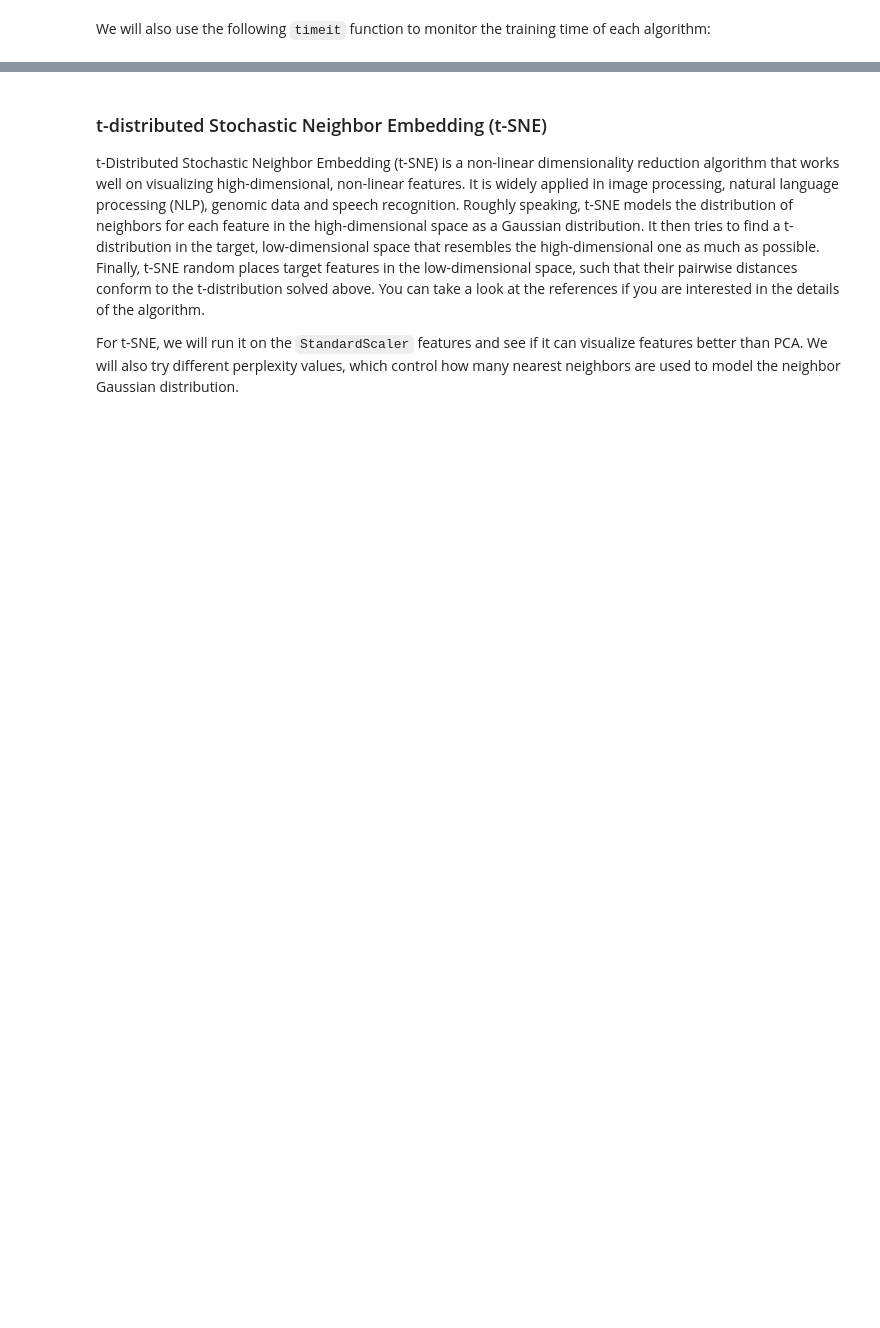
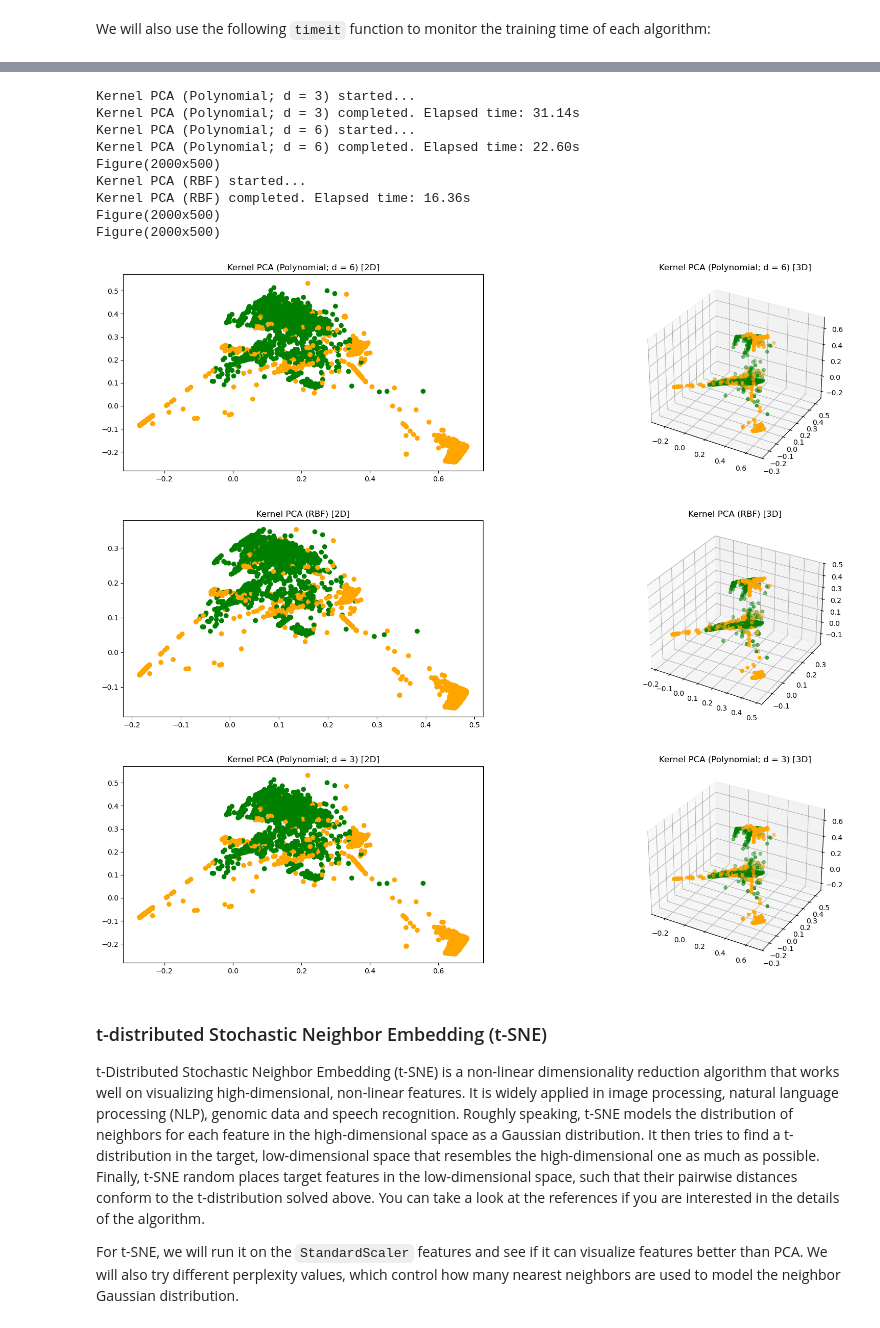
Before and after one commit to samkorostov/EE467, a Jupyter notebook: labs/lab3/lab_3_student.ipynb, the cells around one changed output, grey strips where cells are left out. Drawn from its saved outputs; the diff is of its cells as text; code cells hidden in the pictures; blank space fills up the shorter version.

```diff
--- a/labs/lab3/lab_3_student.ipynb
+++ b/labs/lab3/lab_3_student.ipynb
@@ -299,18 +373,39 @@ This time, let's try kernel PCA on the `MinMaxScaler` features instead. We will
 # %%
 from sklearn.decomposition import KernelPCA
 
 # Polynomial Kernel PCA (d = 3)
 pca_poly_3 = KernelPCA(n_components=3, kernel="poly")
 with timeit("Kernel PCA (Polynomial; d = 3)"):
     kdd_feat_pca_poly_3 = pca_poly_3.fit_transform(kdd_feat_minmax)
 
 ## [ TODO ]
 # 1) Try a larger `d` for polynomial kernel (e.g. `d > 5`). Is your visualization result different?
+pca_poly_6 = KernelPCA(n_components=6, kernel="poly")
+with timeit("Kernel PCA (Polynomial; d = 6)"):
+    kdd_feat_pca_poly_6 = pca_poly_6.fit_transform(kdd_feat_minmax)
+visualize_samples(kdd_feat_pca_poly_6, y_minmax, title="Kernel PCA (Polynomial; d = 6)")
 # 2) Try other kernel functions, such as RBF or sigmoid kernel. Is your visualization result different?
-raise NotImplementedError
+pca_rbf = KernelPCA(n_components=3, kernel="rbf")
+with timeit("Kernel PCA (RBF)") :
+    kdd_feat_pca_rbf = pca_rbf.fit_transform(kdd_feat_minmax)
+visualize_samples(kdd_feat_pca_rbf,  y_minmax, title="Kernel PCA (RBF)")
+
 
 # Plot kernel PCA result
 visualize_samples(kdd_feat_pca_poly_3, y_minmax, title="Kernel PCA (Polynomial; d = 3)")
+# %% [output]
+Kernel PCA (Polynomial; d = 3) started...
+Kernel PCA (Polynomial; d = 3) completed. Elapsed time: 31.14s
+Kernel PCA (Polynomial; d = 6) started...
+Kernel PCA (Polynomial; d = 6) completed. Elapsed time: 22.60s
+Figure(2000x500)
+Kernel PCA (RBF) started...
+Kernel PCA (RBF) completed. Elapsed time: 16.36s
+Figure(2000x500)
+Figure(2000x500)
+[figure, added]
+[figure, added]
+[figure, added]
 # %% [markdown]
 ### t-distributed Stochastic Neighbor Embedding (t-SNE)
 
```
Also changed, not shown: parts of 12 cells of this notebook, 1 other file.
